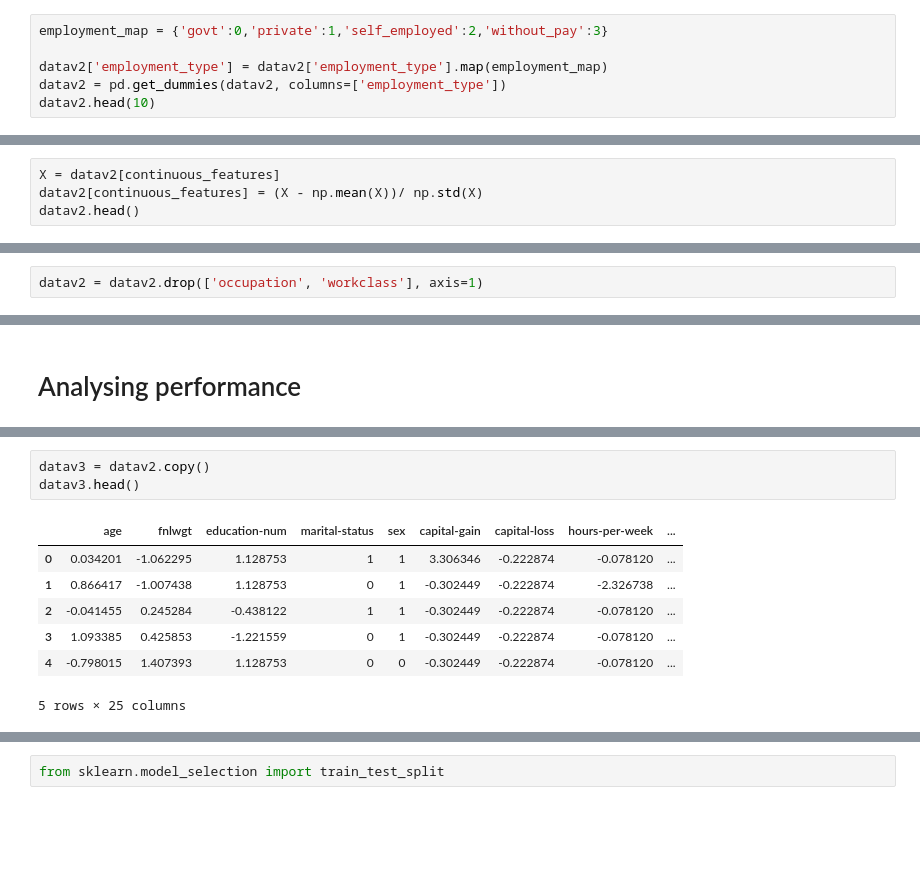
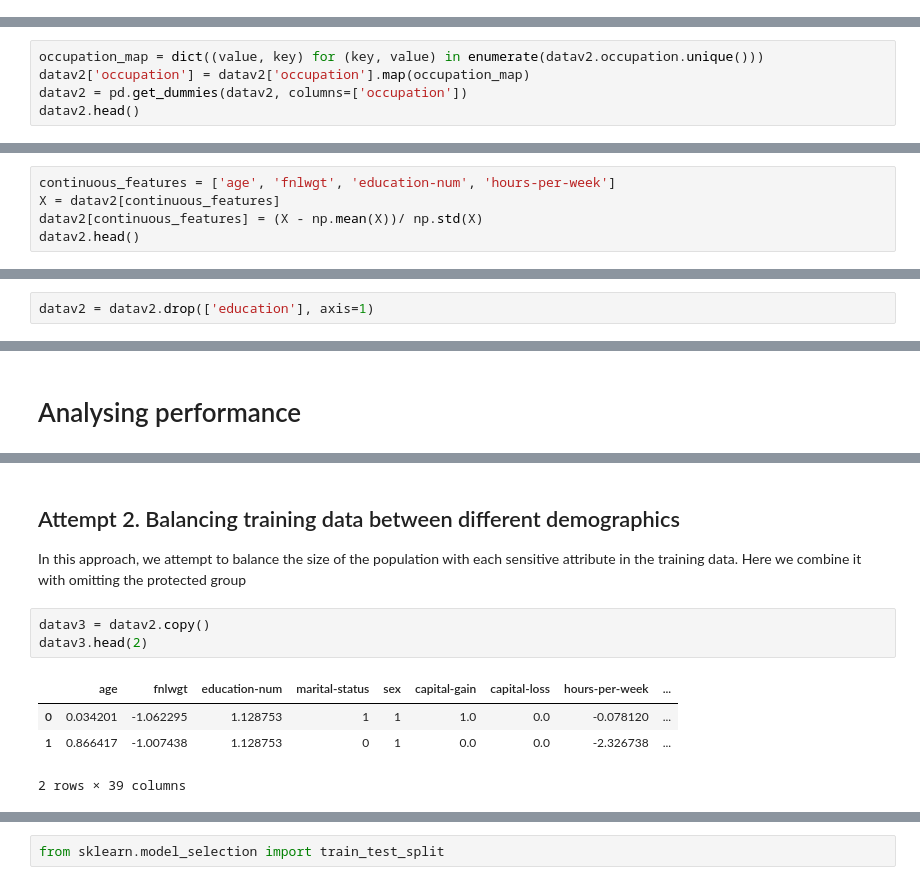
Before and after one commit to heyaudace/ml-bias-fairness, a Jupyter notebook: 2. Intro to Bias and Fairness in Machine Learning.ipynb, the cells around one changed output, grey strips where cells are left out. Saved outputs shown, nothing was run; the diff lists cells and outputs as text; blank space fills up the shorter version.

```diff
--- a/2. Intro to bias.ipynb
+++ b/2. Intro to Bias and Fairness in Machine Learning.ipynb
@@ -346,6 +332,0 @@ We now convert to integer and to one hot as done previously
-# %%
-employment_map = {'govt':0,'private':1,'self_employed':2,'without_pay':3}
-
-datav2['employment_type'] = datav2['employment_type'].map(employment_map)
-datav2 = pd.get_dummies(datav2, columns=['employment_type'])
-datav2.head(10)
@@ -366,0 +335,5 @@ datav2.head(10)
+# %%
+occupation_map = dict((value, key) for (key, value) in enumerate(datav2.occupation.unique()))
+datav2['occupation'] = datav2['occupation'].map(occupation_map)
+datav2 = pd.get_dummies(datav2, columns=['occupation'])
+datav2.head()
@@ -439,4 +388,5 @@ categorical_features = ["workclass", "education", "marital-status", "occupation"
 # %%
+continuous_features = ['age', 'fnlwgt', 'education-num', 'hours-per-week']
 X = datav2[continuous_features]
 datav2[continuous_features] = (X - np.mean(X))/ np.std(X)
 datav2.head()
@@ -451,2 +401,2 @@ datav2.head()
 # %%
-datav2 = datav2.drop(['occupation', 'workclass'], axis=1)
+datav2 = datav2.drop(['education'], axis=1)
@@ -747,14 +736,15 @@ P(ACCURATE|(LOW,Male) : 0.8894184938036225
+# %% [markdown]
+## Attempt 2. Balancing training data between different demographics
+
+In this approach, we attempt to balance the size of the population with each sensitive attribute in the training data. Here we combine it with omitting the protected group
 # %%
 datav3 = datav2.copy()
-datav3.head()
+datav3.head(2)
 # %% [output]
 |  | age | fnlwgt | education-num | marital-status | sex | capital-gain | capital-loss | hours-per-week | ... |
-| 0 | 0.034201 | -1.062295 | 1.128753 | 1 | 1 | 3.306346 | -0.222874 | -0.078120 | ... |
-| 1 | 0.866417 | -1.007438 | 1.128753 | 0 | 1 | -0.302449 | -0.222874 | -2.326738 | ... |
-| 2 | -0.041455 | 0.245284 | -0.438122 | 1 | 1 | -0.302449 | -0.222874 | -0.078120 | ... |
-| 3 | 1.093385 | 0.425853 | -1.221559 | 0 | 1 | -0.302449 | -0.222874 | -0.078120 | ... |
-| 4 | -0.798015 | 1.407393 | 1.128753 | 0 | 0 | -0.302449 | -0.222874 | -0.078120 | ... |
+| 0 | 0.034201 | -1.062295 | 1.128753 | 1 | 1 | 1.0 | 0.0 | -0.078120 | ... |
+| 1 | 0.866417 | -1.007438 | 1.128753 | 0 | 1 | 0.0 | 0.0 | -2.326738 | ... |
-5 rows × 25 columns
+2 rows × 39 columns
 # %%
 males, females = datav3[datav3.sex == MALE_LABEL], datav3[datav3.sex==FEMALE_LABEL]
 sampled_males = males.sample(n=int(min(females.shape[0], males.shape[0]))).reset_index(drop=True)
```
Also changed, not shown: parts of 93 cells of this notebook.
